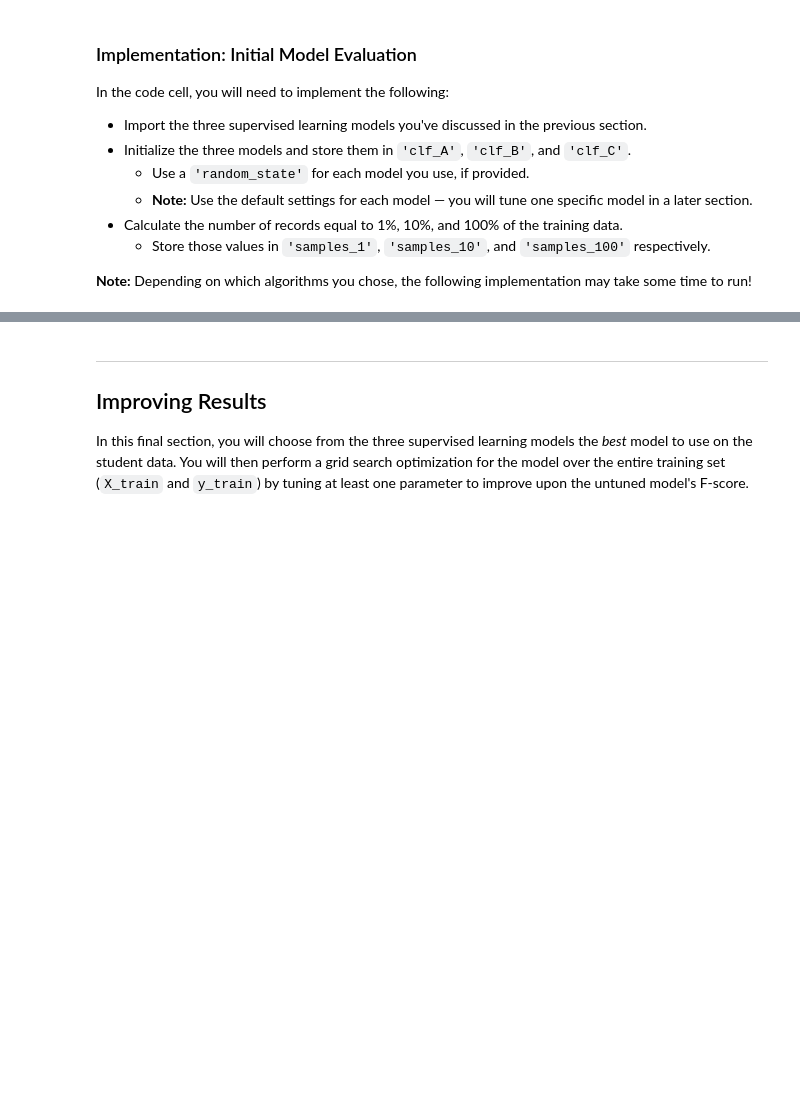
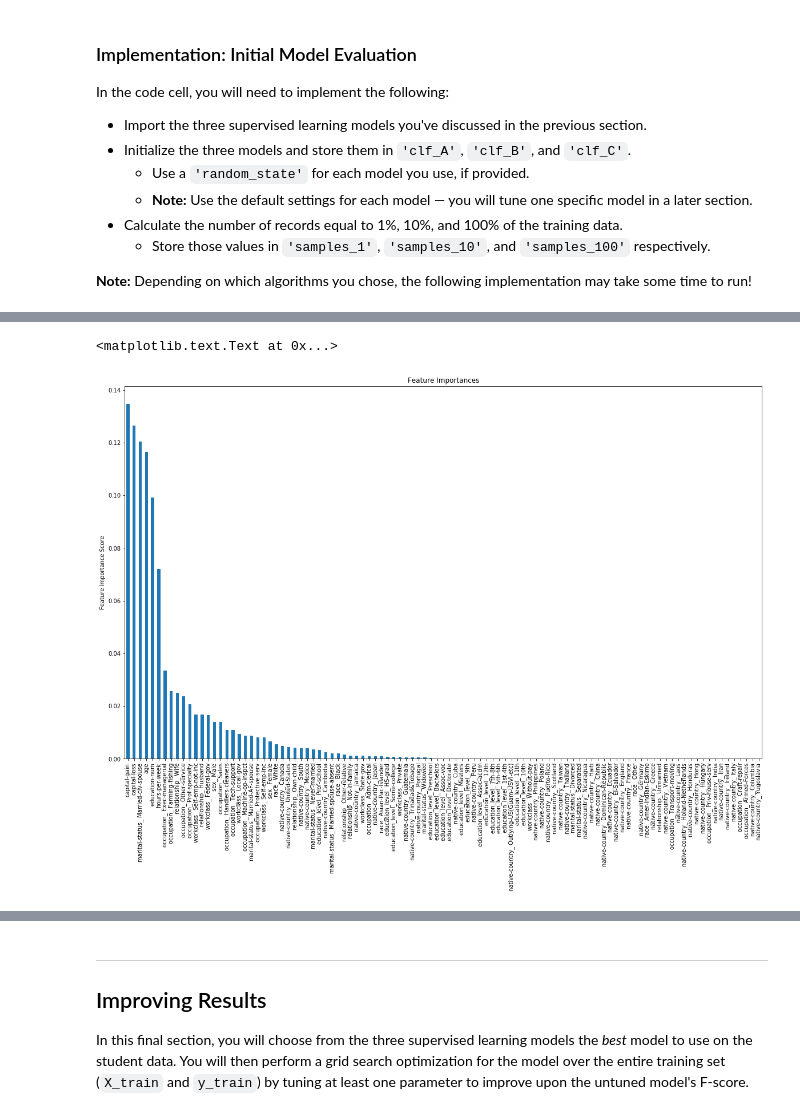
Before and after one commit to annalovesrobots/machine-learning, a Jupyter notebook: projects/finding_donors/finding_donors.ipynb, the cells around one changed output, grey strips where cells are left out. Saved outputs shown, nothing was run; the diff lists cells and outputs as text; code cells hidden in the pictures; blank space fills up the shorter version.

```diff
--- a/projects/finding_donors/finding_donors.ipynb
+++ b/projects/finding_donors/finding_donors.ipynb
@@ -477,0 +555,9 @@ vs.evaluate(results, accuracy, fscore)
+# %%
+from matplotlib import pyplot as plt
+plt.figure(figsize=(20,12))
+feat_imp = pd.Series(clf_C.feature_importances_, features_final.columns.values).sort_values(ascending=False)
+feat_imp.plot(kind='bar', title='Feature Importances GradBoost')
+plt.ylabel('Feature Importance Score')
+# %% [output]
+<matplotlib.text.Text at 0x...>
+[figure, added]
```
Also changed, not shown: parts of 8 cells of this notebook, 3 other files.
